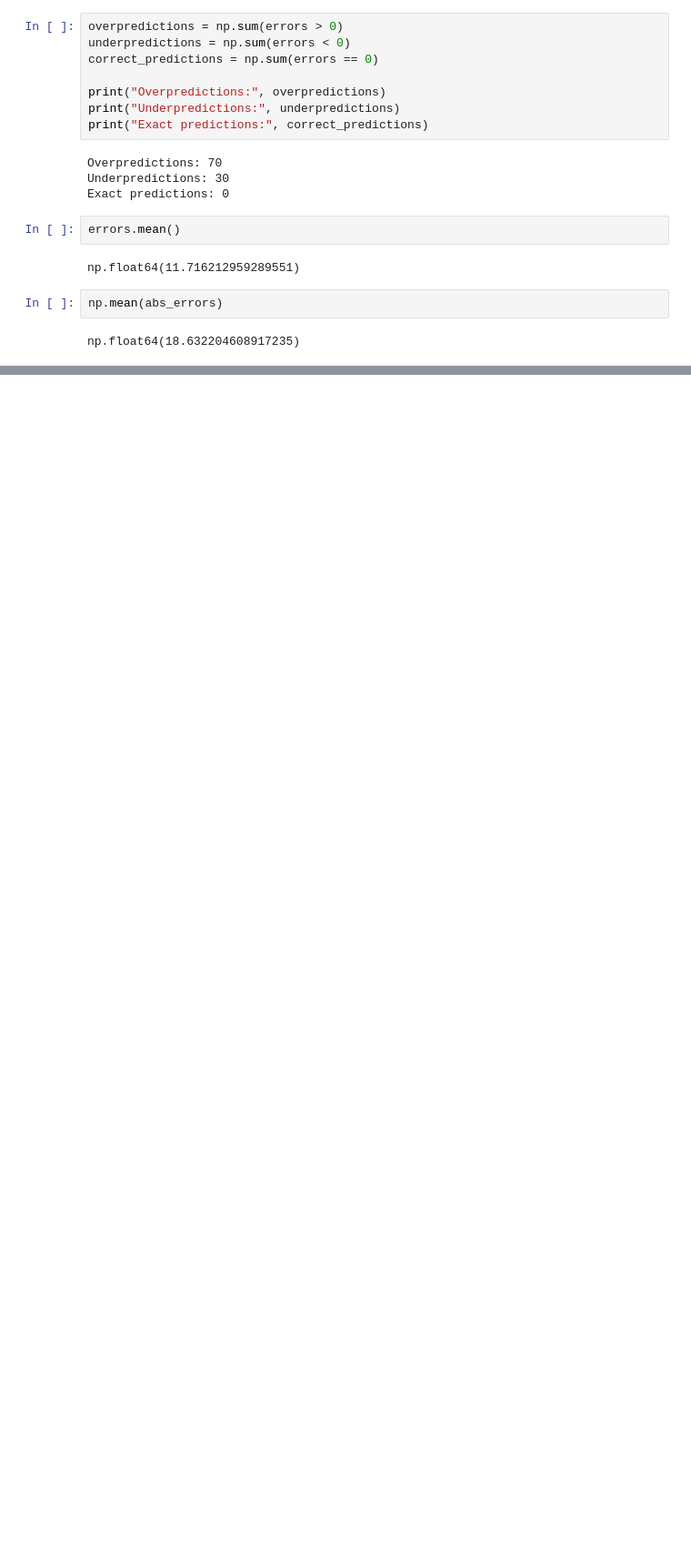
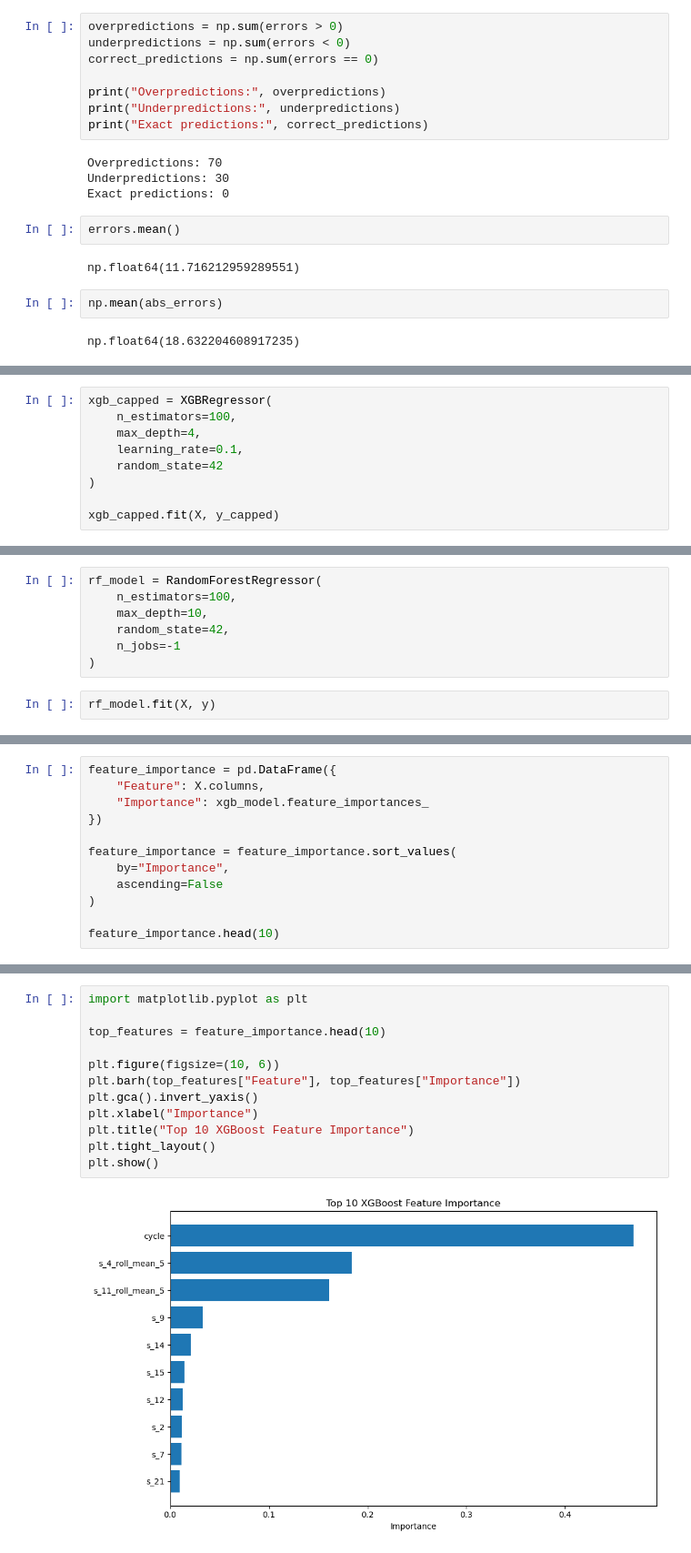
Before and after one commit to NeelLimbani2812/rul-turbofan-fd001, a Jupyter notebook: notebooks/01_load_data.ipynb, the cells around one changed output, grey strips where cells are left out. Shown at 91% size. Drawn from its saved outputs; the diff is of its cells as text; blank space fills up the shorter version.

```diff
--- a/notebooks/01_load_data.ipynb
+++ b/notebooks/01_load_data.ipynb
@@ -1100,0 +1135,9 @@ np.float64(18.632204608917235)
+# %%
+xgb_capped = XGBRegressor(
+    n_estimators=100,
+    max_depth=4,
+    learning_rate=0.1,
+    random_state=42
+)
+
+xgb_capped.fit(X, y_capped)
@@ -1100,0 +1205,9 @@ np.float64(18.632204608917235)
+# %%
+rf_model = RandomForestRegressor(
+    n_estimators=100,
+    max_depth=10,
+    random_state=42,
+    n_jobs=-1
+)
+# %%
+rf_model.fit(X, y)
@@ -1100,0 +1303,12 @@ np.float64(18.632204608917235)
+# %%
+feature_importance = pd.DataFrame({
+    "Feature": X.columns,
+    "Importance": xgb_model.feature_importances_
+})
+
+feature_importance = feature_importance.sort_values(
+    by="Importance",
+    ascending=False
+)
+
+feature_importance.head(10)
@@ -1100,0 +1345,14 @@ np.float64(18.632204608917235)
+# %%
+import matplotlib.pyplot as plt
+
+top_features = feature_importance.head(10)
+
+plt.figure(figsize=(10, 6))
+plt.barh(top_features["Feature"], top_features["Importance"])
+plt.gca().invert_yaxis()
+plt.xlabel("Importance")
+plt.title("Top 10 XGBoost Feature Importance")
+plt.tight_layout()
+plt.show()
+# %% [output]
+[figure, added]
```
Also changed, not shown: parts of 32 cells of this notebook.
